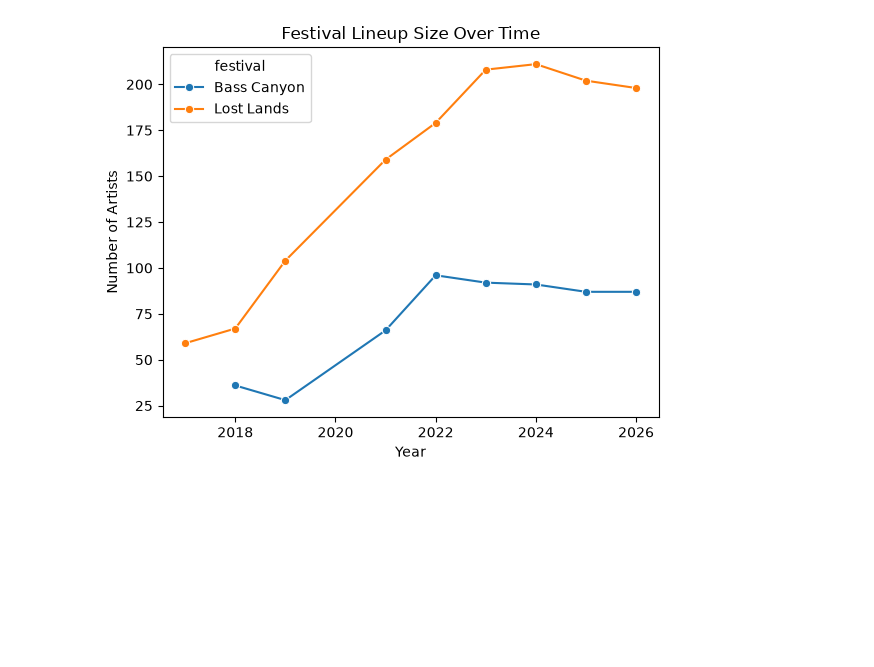
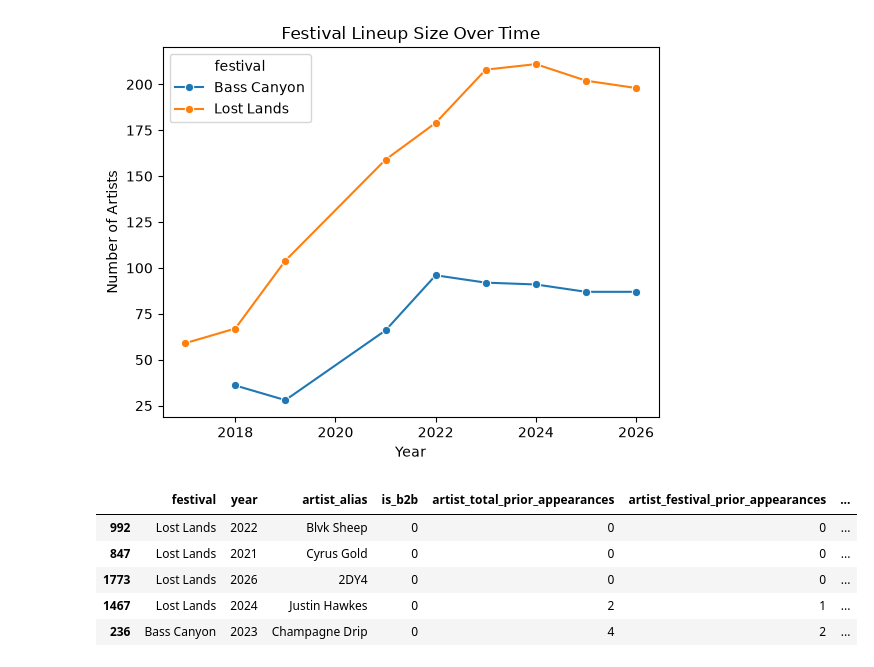
Before and after one commit to KeaganRee/cst499-capstone-lineups, a Jupyter notebook: notebooks/1_data_exploration.ipynb, the cells around one changed output. Drawn from its saved outputs; the diff is of its cells as text; code cells hidden in the pictures; blank space fills up the shorter version.

```diff
--- a/notebooks/1_data_exploration.ipynb
+++ b/notebooks/1_data_exploration.ipynb
@@ -38,6 +33,13 @@ plt.show()
 # %% [output]
 [figure]
 # %%
-features = pd.read_csv("../data/processed/lineups_features.csv")
+features = pd.read_csv("../data/processed/lineup_features.csv")
 
-features.sample(10)
+features.sample(5)
+# %% [output]
+|  | festival | year | artist_alias | is_b2b | artist_total_prior_appearances | artist_festival_prior_appearances | ... |
+| 992 | Lost Lands | 2022 | Blvk Sheep | 0 | 0 | 0 | ... |
+| 847 | Lost Lands | 2021 | Cyrus Gold | 0 | 0 | 0 | ... |
+| 1773 | Lost Lands | 2026 | 2DY4 | 0 | 0 | 0 | ... |
+| 1467 | Lost Lands | 2024 | Justin Hawkes | 0 | 2 | 1 | ... |
+| 236 | Bass Canyon | 2023 | Champagne Drip | 0 | 4 | 2 | ... |
```
Also changed, not shown: parts of 1 cell of this notebook, 2 other files.
